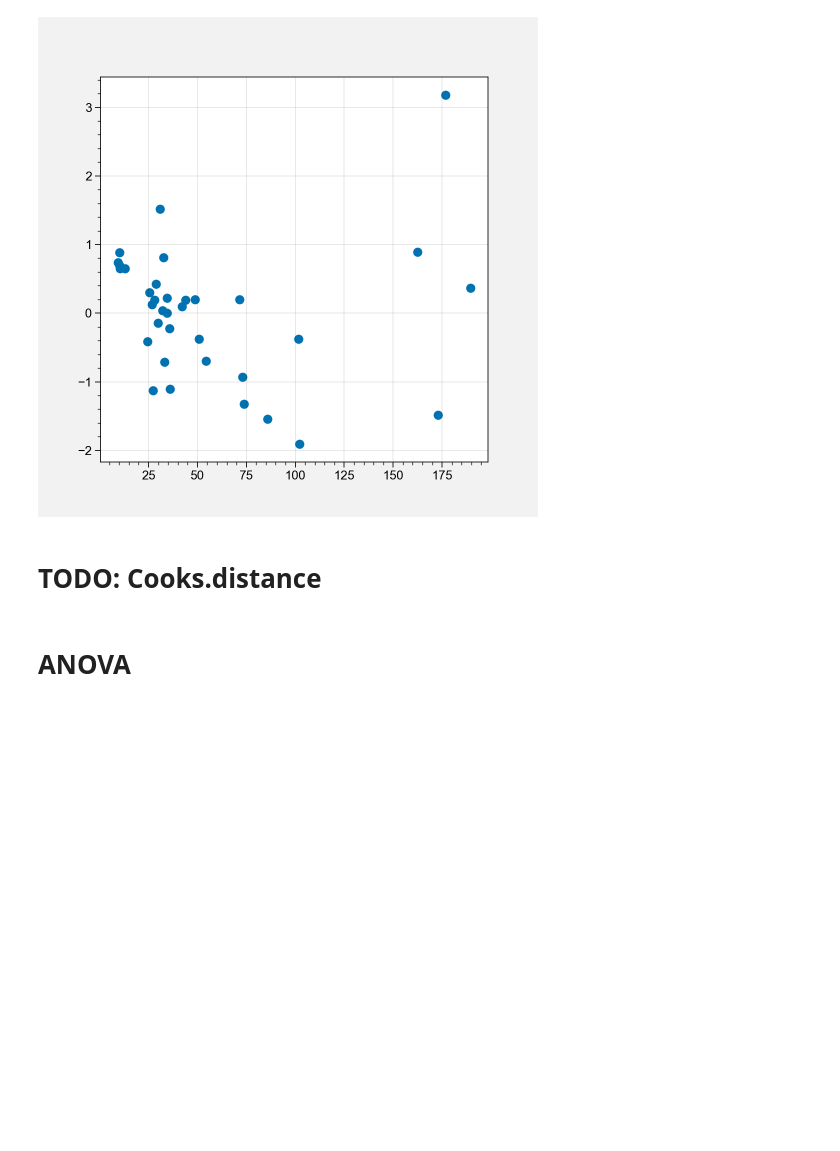
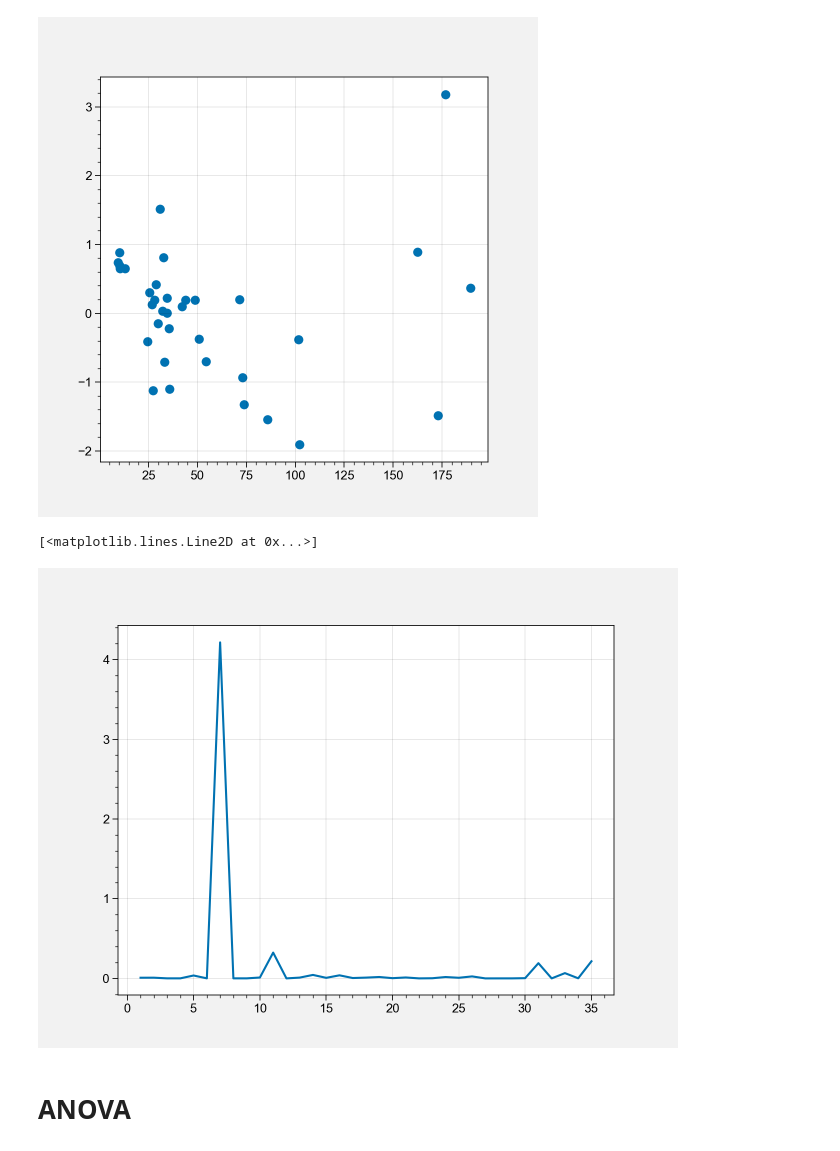
Before and after one commit to saketkc/pyFLGLM, a Jupyter notebook: Chapters/02_Chapter02.ipynb, the cells around one changed output. Drawn from its saved outputs; the diff is of its cells as text; code cells hidden in the pictures; blank space fills up the shorter version.

```diff
--- a/Chapters/02_Chapter02.ipynb
+++ b/Chapters/02_Chapter02.ipynb
@@ -112,8 +110,16 @@ ax.scatter(fit_cd.fittedvalues, fit_cd.resid_pearson)
 # %% [output]
 <matplotlib.collections.PathCollection at 0x...>
 [figure]
-# %% [markdown]
-# TODO: Cooks.distance
+# %%
+influence = fit_cd.get_influence()
+summary_frame = influence.summary_frame()
+fig, ax = plt.subplots()
+ax.plot(summary_frame["cooks_d"])
+ax.set_xlabel("Observation")
+ax.set_ylabel("Cook's distance")
+# %% [output]
+[<matplotlib.lines.Line2D at 0x...>]
+[figure, added]
 # %% [markdown]
 # ANOVA
 # %%
```
Also changed, not shown: parts of 12 cells of this notebook.
